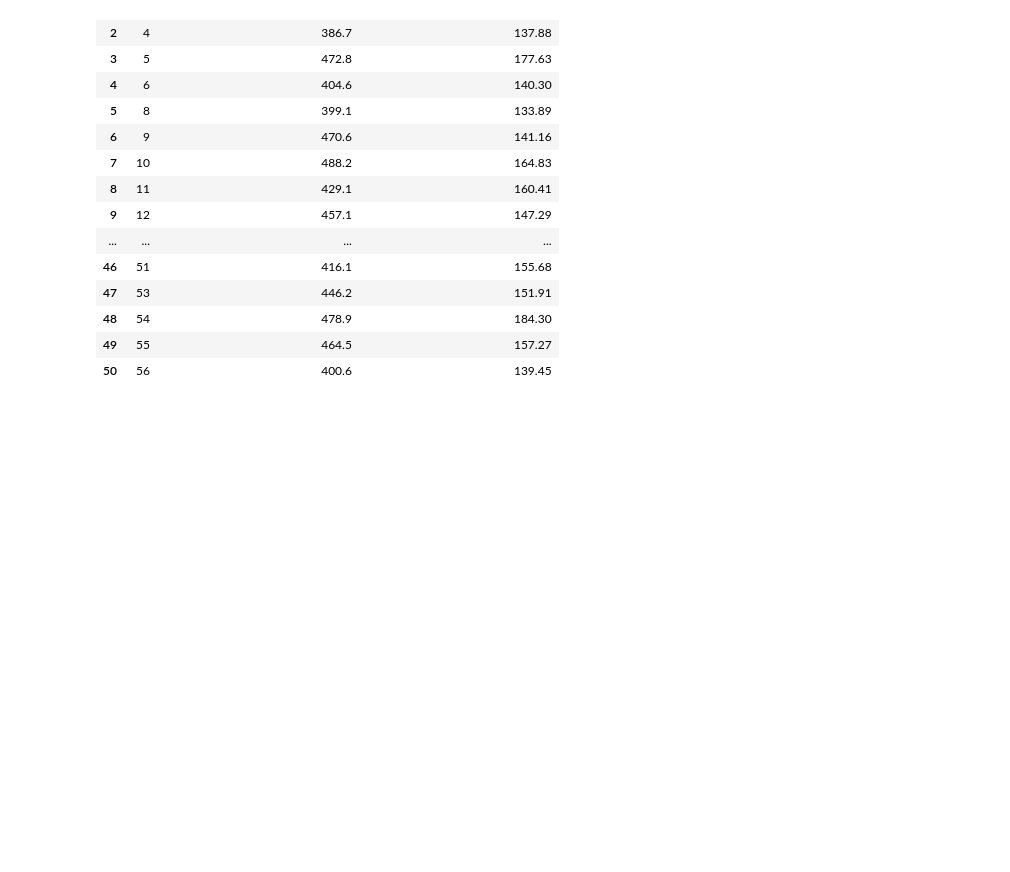
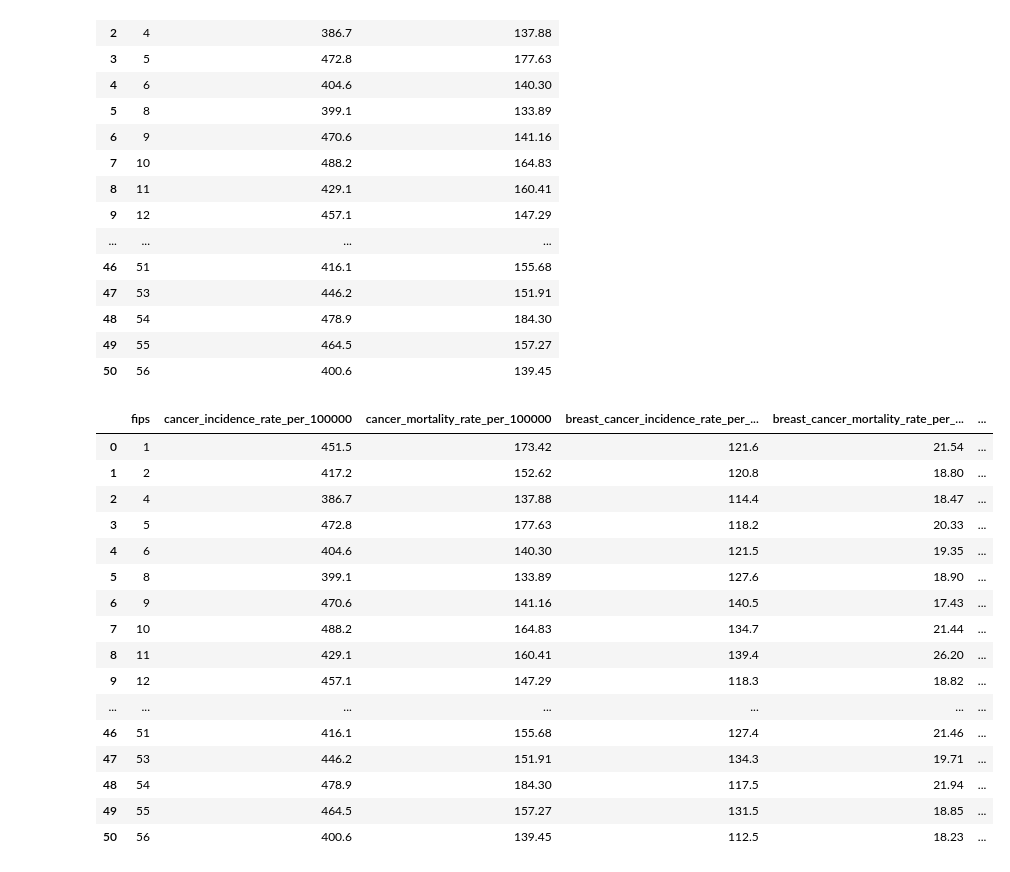
Before and after one commit to agale123/sep-cancer-inequality, a Jupyter notebook: notebooks/cleaning/nci.ipynb, the cells around one changed output. Drawn from its saved outputs; the diff is of its cells as text; code cells hidden in the pictures; blank space fills up the shorter version.

Commit message:
Add more state datasets and visualizations

```diff
--- a/notebooks/cleaning/nci.ipynb
+++ b/notebooks/cleaning/nci.ipynb
@@ -325,3 +325,52 @@ df
 | 48 | 54 | 478.9 | 184.30 |
 | 49 | 55 | 464.5 | 157.27 |
 | 50 | 56 | 400.6 | 139.45 |
+# %%
+# Incidence and mortality for other cancers
+def add_cancer_rates(df_old, file_name, formatted_name):
+    df_new = add_file(
+        df_old,
+        "Incidence_US_by_State_All_Races_" + file_name + "_2013_-_2017.csv",
+        {
+            "State FIPS": "fips",
+            "Age-Adjusted Rate per 100,000": formatted_name
+            + "_cancer_incidence_rate_per_100000",
+        },
+    )
+    df_new = add_file(
+        df_new,
+        "Mortality_US_by_State_All_Races_" + file_name + "_2014_-_2018.csv",
+        {
+            "State FIPS": "fips",
+            "Age-Adjusted Rate per 100,000": formatted_name
+            + "_cancer_mortality_rate_per_100000",
+        },
+    )
+    return df_new
+
+
+df = add_cancer_rates(df, "Breast_(Female)", "breast")
+df = add_cancer_rates(df, "Cervix_(Female)", "cervical")
+df = add_cancer_rates(df, "Colon_&_Rectum_(Both_Sexes)", "colorectal")
+df = add_cancer_rates(df, "Lung_&_Bronchus_(Both_Sexes)", "lung")
+df = add_cancer_rates(df, "Prostate_(Male)", "prostate")
+df = add_cancer_rates(df, "Melanoma_of_the_Skin_(Both_Sexes)", "melanoma")
+df
+# %% [output]
+|  | fips | cancer_incidence_rate_per_100000 | cancer_mortality_rate_per_100000 | breast_cancer_incidence_rate_per_... | breast_cancer_mortality_rate_per_... | ... |
+| 0 | 1 | 451.5 | 173.42 | 121.6 | 21.54 | ... |
+| 1 | 2 | 417.2 | 152.62 | 120.8 | 18.80 | ... |
+| 2 | 4 | 386.7 | 137.88 | 114.4 | 18.47 | ... |
+| 3 | 5 | 472.8 | 177.63 | 118.2 | 20.33 | ... |
+| 4 | 6 | 404.6 | 140.30 | 121.5 | 19.35 | ... |
+| 5 | 8 | 399.1 | 133.89 | 127.6 | 18.90 | ... |
+| 6 | 9 | 470.6 | 141.16 | 140.5 | 17.43 | ... |
+| 7 | 10 | 488.2 | 164.83 | 134.7 | 21.44 | ... |
+| 8 | 11 | 429.1 | 160.41 | 139.4 | 26.20 | ... |
+| 9 | 12 | 457.1 | 147.29 | 118.3 | 18.82 | ... |
+| ... | ... | ... | ... | ... | ... | ... |
+| 46 | 51 | 416.1 | 155.68 | 127.4 | 21.46 | ... |
+| 47 | 53 | 446.2 | 151.91 | 134.3 | 19.71 | ... |
+| 48 | 54 | 478.9 | 184.30 | 117.5 | 21.94 | ... |
+| 49 | 55 | 464.5 | 157.27 | 131.5 | 18.85 | ... |
+| 50 | 56 | 400.6 | 139.45 | 112.5 | 18.23 | ... |
```
Also changed, not shown: parts of 1 cell of this notebook, 21 other files.
